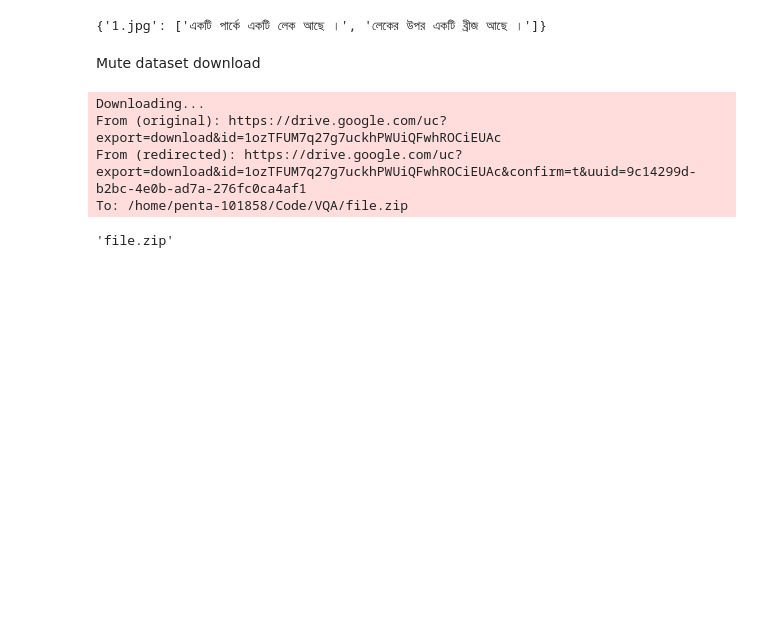
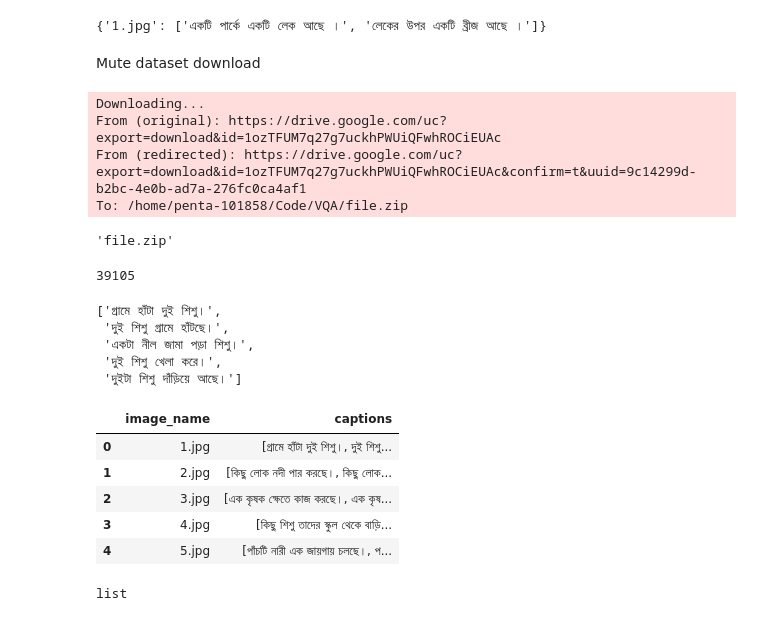
Before and after one commit to souroveskb/VQA, a Jupyter notebook: data_correction.ipynb, the cells around one changed output. Cells and saved outputs as stored; diff of their text form; code cells hidden in the pictures; blank space fills up the shorter version.

```diff
--- a/data_correction.ipynb
+++ b/data_correction.ipynb
@@ -179,0 +185,38 @@ zip_ref.close()
+# %%
+# print(data)
+lines = data.strip().split('\n')
+# %%
+data_dict = {}
+len(lines)
+# %% [output]
+39105
+# %%
+for line in lines:
+    image_name, caption = line.split('   ', 1)
+    if image_name in data_dict:
+        data_dict[image_name].append(caption.strip())
+    else:
+        data_dict[image_name] = [caption.strip()]
+# %%
+data_dict['1.jpg']
+# %% [output]
+['গ্রামে হাঁটা দুই শিশু।',
+ 'দুই শিশু গ্রামে হাঁটছে।',
+ 'একটা নীল জামা পড়া শিশু।',
+ 'দুই শিশু খেলা করে।',
+ 'দুইটা শিশু দাঁড়িয়ে আছে।']
+# %%
+df = pd.DataFrame(list(data_dict.items()), columns=['image_name', 'captions'])
+# %%
+df.head()
+# %% [output]
+|  | image_name | captions |
+| 0 | 1.jpg | [গ্রামে হাঁটা দুই শিশু।, দুই শিশু... |
+| 1 | 2.jpg | [কিছু লোক নদী পার করছে।, কিছু লোক... |
+| 2 | 3.jpg | [এক কৃষক ক্ষেতে কাজ করছে।, এক কৃষ... |
+| 3 | 4.jpg | [কিছু শিশু তাদের স্কুল থেকে বাড়ি... |
+| 4 | 5.jpg | [পাঁচটি নারী এক জায়গায় চলছে।, প... |
+# %%
+type(df.iloc[0]['captions'])
+# %% [output]
+list
```
Also changed, not shown: parts of 3 cells of this notebook, 2 other files.
